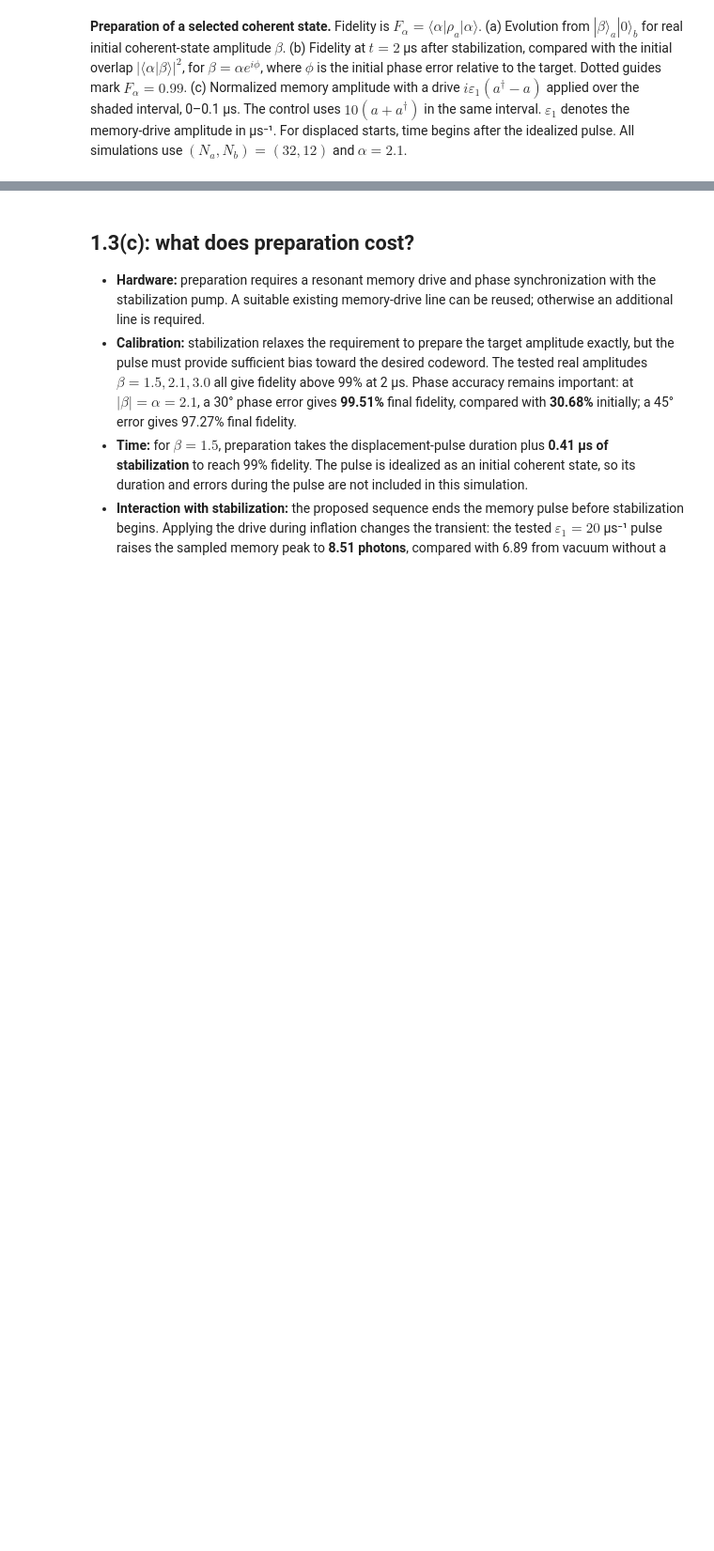
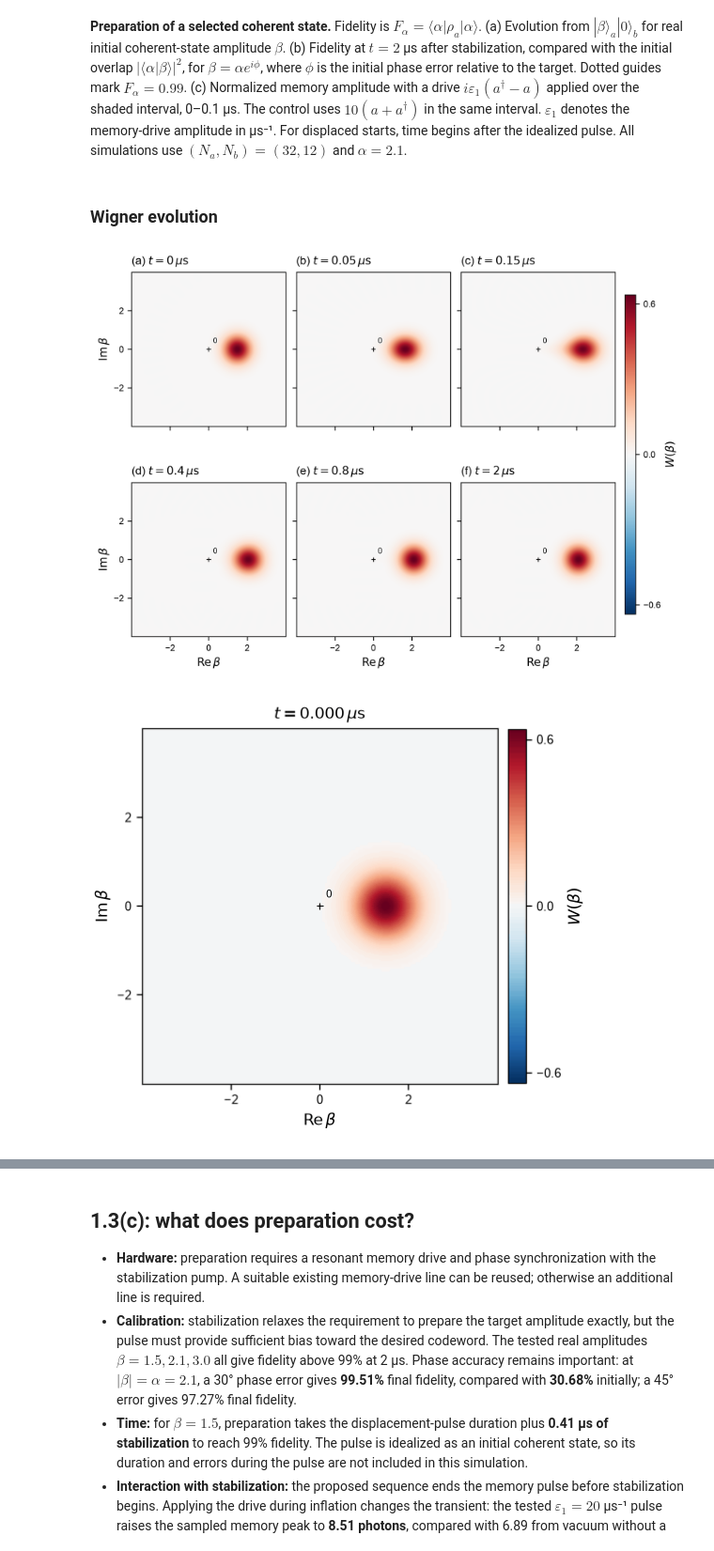
Before and after one commit to pkarakala/duquantum-cat-qubit, a Jupyter notebook: notebooks/05_task_1_3b_logical_prep.ipynb, the cells around one changed output, grey strips where cells are left out. Shown at 94% size. Saved outputs shown, nothing was run; the diff lists cells and outputs as text; code cells hidden in the pictures; blank space fills up the shorter version.

Commit message:
Validate buffer readout and refine Wigner presentation

```diff
--- a/notebooks/05_task_1_3b_logical_prep.ipynb
+++ b/notebooks/05_task_1_3b_logical_prep.ipynb
@@ -43,3 +43,11 @@ show('task_1_3b_logical_prep', 1150)
 [figure]
 # %% [markdown]
 **Preparation of a selected coherent state.** Fidelity is $F_\alpha=\langle\alpha\rvert\rho_a\lvert\alpha\rangle$. (a) Evolution from $|\beta\rangle_a|0\rangle_b$ for real initial coherent-state amplitude $\beta$. (b) Fidelity at $t=2$ µs after stabilization, compared with the initial overlap $\lvert\langle\alpha\vert\beta\rangle\rvert^2$, for $\beta=\alpha e^{i\phi}$, where $\phi$ is the initial phase error relative to the target. Dotted guides mark $F_\alpha=0.99$. (c) Normalized memory amplitude with a drive $i\varepsilon_1(a^\dagger-a)$ applied over the shaded interval, 0–0.1 µs. The control uses $10(a+a^\dagger)$ in the same interval. $\varepsilon_1$ denotes the memory-drive amplitude in µs⁻¹. For displaced starts, time begins after the idealized pulse. All simulations use $(N_a,N_b)=(32,12)$ and $\alpha=2.1$.
+# %% [markdown]
+### Wigner evolution
+# %%
+show('task_1_3b_wigner', 1000)
+display(Image(filename=str(ROOT / 'figures/task_1_3b_wigner.gif'), width=530))
+# %% [output]
+[figure, added]
+[figure, added]
```
Also changed, not shown: parts of 2 cells of this notebook, 40 other files.
